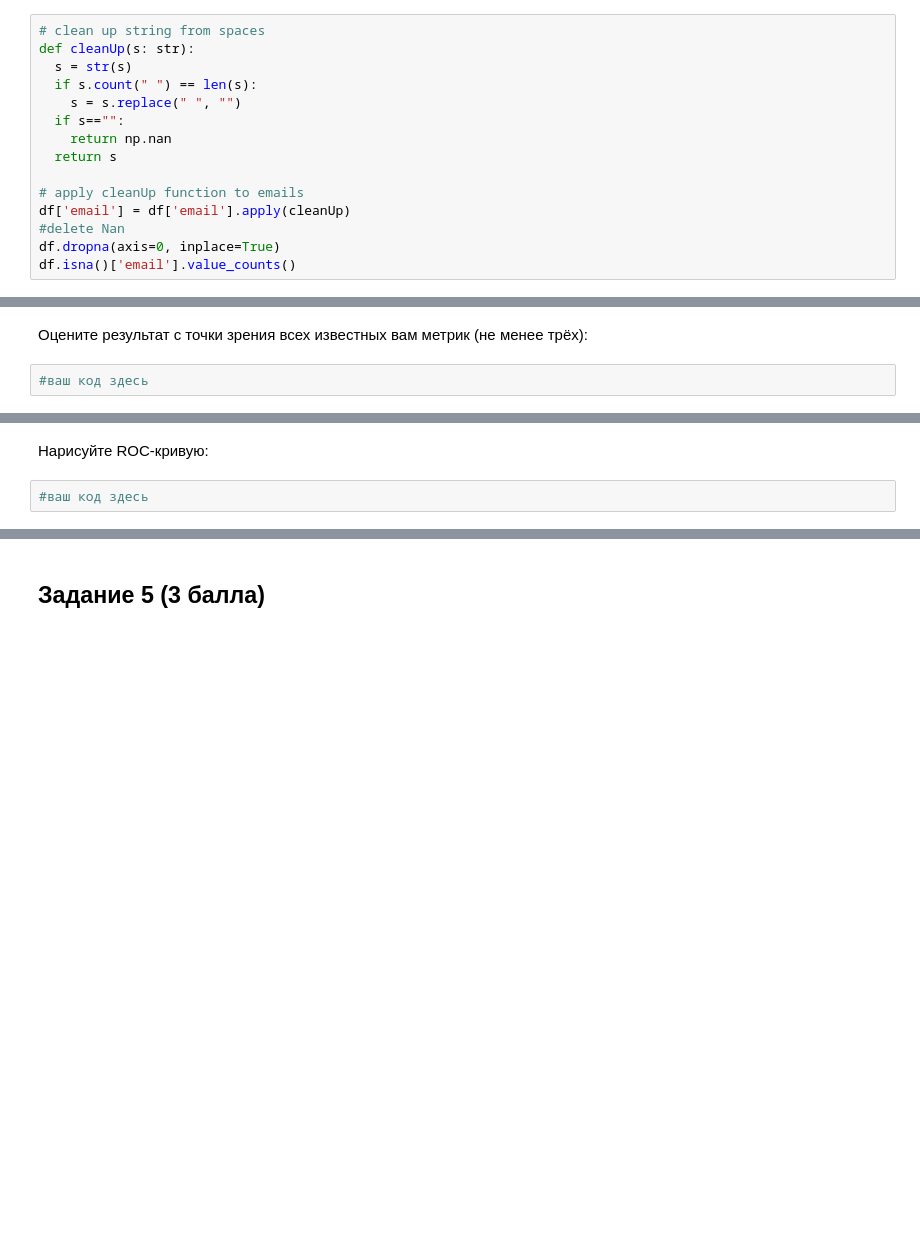
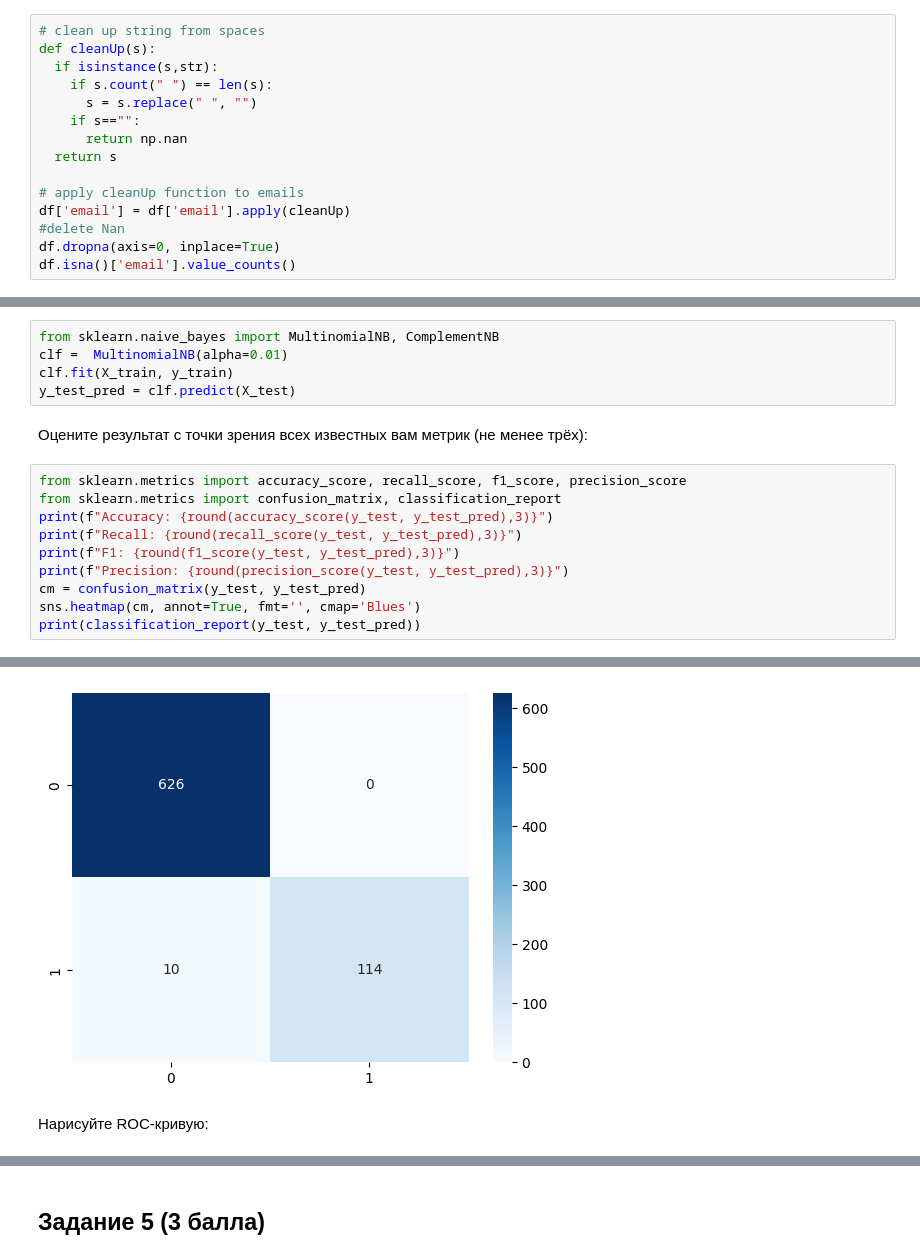
Before and after one commit to yurystepanets/ds_find_number, a Jupyter notebook: SGA_unit6_NBC.ipynb, the cells around one changed output, grey strips where cells are left out. Cells and saved outputs as stored; diff of their text form; blank space fills up the shorter version.

```diff
--- a/SGA_unit6_NBC.ipynb
+++ b/SGA_unit6_NBC.ipynb
@@ -48,12 +48,12 @@ from sklearn.feature_extraction.text import CountVectorizer
 Замените в данных все пустые строки и строки, состоящие из пробелов, на пропуски (NaN). После этого удалите из данных все строки, в которых наблюдаются пропущенные значения.
 # %%
 # clean up string from spaces
-def cleanUp(s: str):
-  s = str(s)
-  if s.count(" ") == len(s):
-    s = s.replace(" ", "")
-  if s=="":
-    return np.nan
+def cleanUp(s):
+  if isinstance(s,str):
+    if s.count(" ") == len(s):
+      s = s.replace(" ", "")
+    if s=="":
+      return np.nan
   return s
 
 # apply cleanUp function to emails
@@ -104,4 +103,18 @@ Cреднее значение целевой переменной по тест
+# %%
+from sklearn.naive_bayes import MultinomialNB, ComplementNB
+clf =  MultinomialNB(alpha=0.01)
+clf.fit(X_train, y_train)
+y_test_pred = clf.predict(X_test)
 # %% [markdown]
 Оцените результат с точки зрения всех известных вам метрик (не менее трёх):
-# %%
-#ваш код здесь
+# %%
+from sklearn.metrics import accuracy_score, recall_score, f1_score, precision_score
+from sklearn.metrics import confusion_matrix, classification_report
+print(f"Accuracy: {round(accuracy_score(y_test, y_test_pred),3)}")
+print(f"Recall: {round(recall_score(y_test, y_test_pred),3)}")
+print(f"F1: {round(f1_score(y_test, y_test_pred),3)}")
+print(f"Precision: {round(precision_score(y_test, y_test_pred),3)}")
+cm = confusion_matrix(y_test, y_test_pred)
+sns.heatmap(cm, annot=True, fmt='', cmap='Blues')
+print(classification_report(y_test, y_test_pred))
+# %% [output]
@@ -108,4 +133,3 @@ Cреднее значение целевой переменной по тест
+[figure, added]
 # %% [markdown]
 Нарисуйте ROC-кривую:
-# %%
-#ваш код здесь
```
Also changed, not shown: parts of 8 cells of this notebook.
